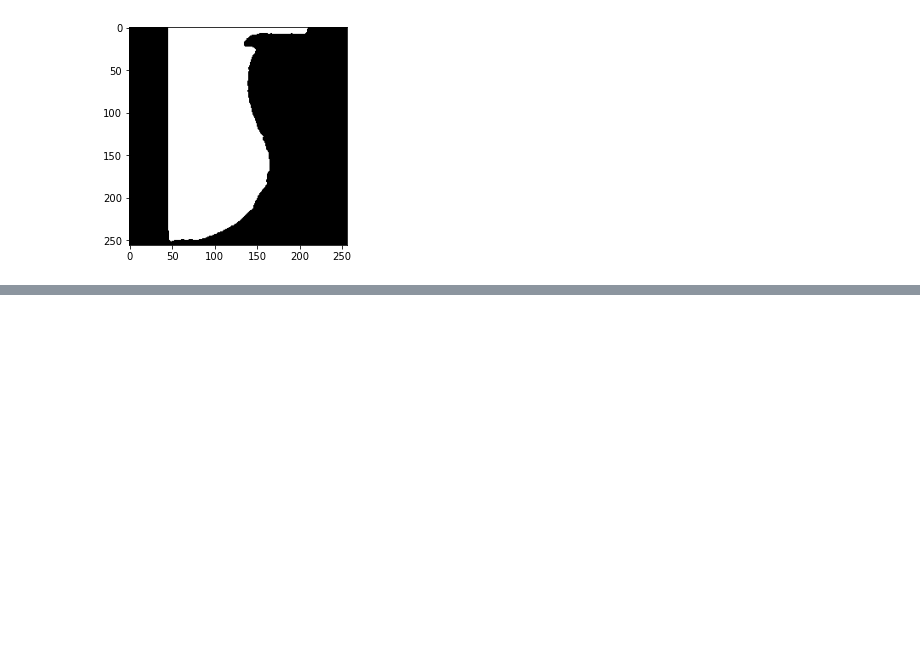
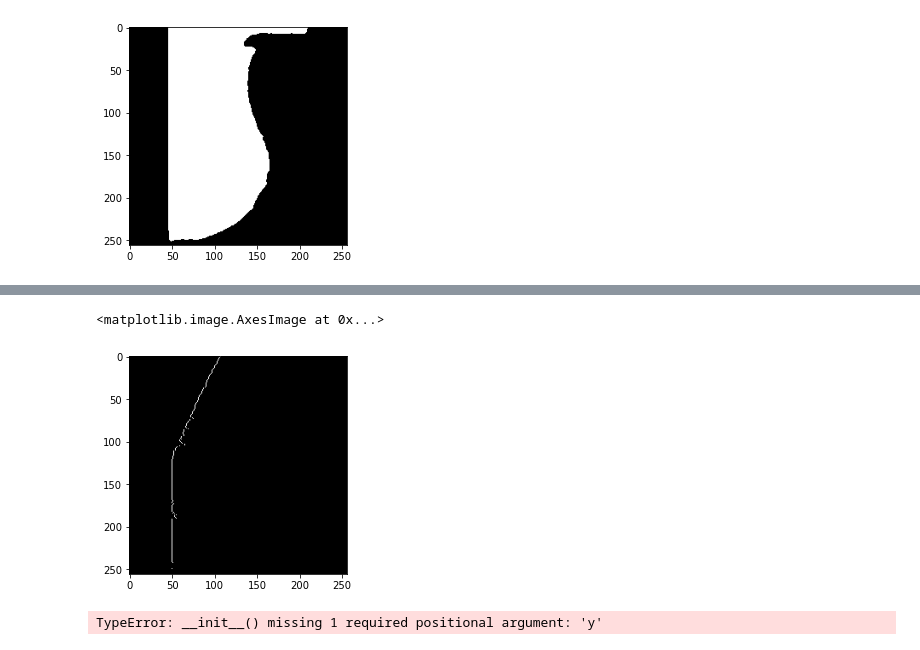
Before and after one commit to data-and-code/trabajo_con_imagenes, a Jupyter notebook: data-raw/just_code.ipynb, the cells around one changed output, grey strips where cells are left out. Drawn from its saved outputs; the diff is of its cells as text; code cells hidden in the pictures; blank space fills up the shorter version.

```diff
--- a/data-raw/just_code.ipynb
+++ b/data-raw/just_code.ipynb
@@ -195,0 +206,20 @@ array([[5., 5., 5., ..., 5., 5., 5.],
+# %%
+edge = np.zeros(img_p.shape)
+coords = []
+
+for i, row in enumerate(img_p):
+    bina = np.where(np.logical_and(row < mu_k, row != 0), 0, 1)
+    first_pix = np.argmin(bina) if np.any(bina == 0) else np.inf
+    if first_pix < np.inf:
+        coord = (i, first_pix)
+        coords.append(coord)
+        edge[coord] = 1.0
+
+plt.imshow(edge, cmap='gray')
+# %% [output]
+<matplotlib.image.AxesImage at 0x...>
+[figure, added]
+# %%
+CubicSpline(edge[])
+# %% [output]
+TypeError: __init__() missing 1 required positional argument: 'y'
```
Also changed, not shown: parts of 6 cells of this notebook.
